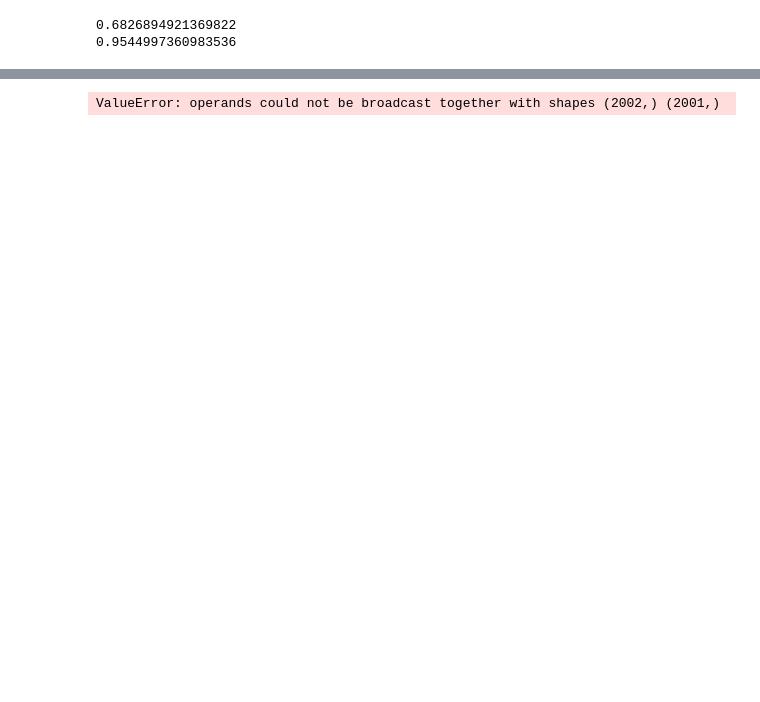
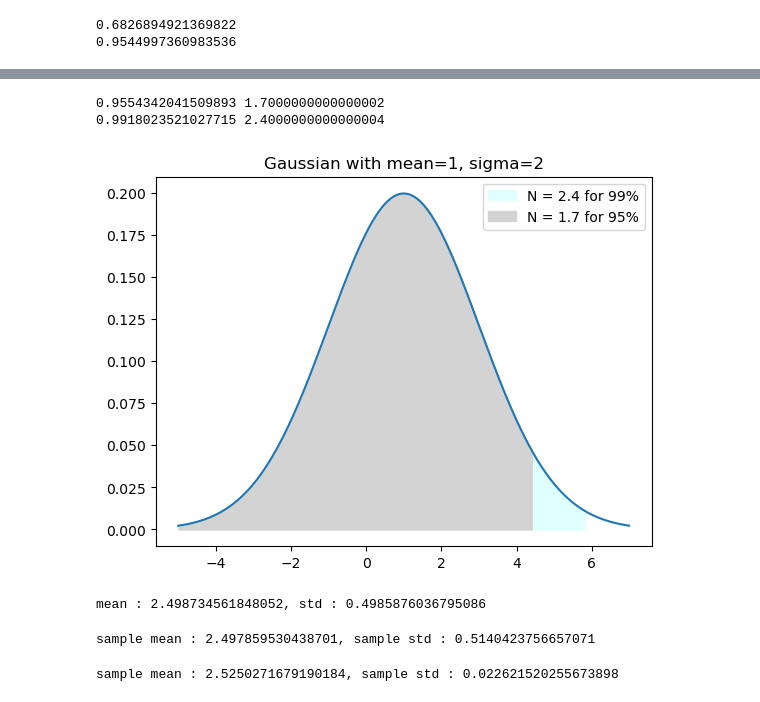
Before and after one commit to john1256/KASI_Ms, a Jupyter notebook: 2025/Statistics_1/Assigment3.ipynb, the cells around one changed output, grey strips where cells are left out. Cells and saved outputs as stored; diff of their text form; code cells hidden in the pictures; blank space fills up the shorter version.

```diff
--- a/2025/Statistics_1/Assigment3.ipynb
+++ b/2025/Statistics_1/Assigment3.ipynb
@@ -36,12 +44,26 @@ Text(0.5, 1.0, 'Gaussian with mean=1, sigma=2')
 [figure]
 # %%
-xarr2 = np.arange(0., 7, 0.01)
+xarr2 = np.arange(0., 7, 0.1)
 xarrsig = xarr2 * sigma + mean
 yarr2 = []
 for i in range(len(xarrsig)):
-    integrand = cum_prob(gauss_func, -20, xarr2[i], 0.01, mu=mean, sigma=sigma)
+    integrand = cum_prob(gauss_func, -20, xarrsig[i], 0.01, mu=mean, sigma=sigma)
+    yarr2.append(integrand)
 yarr2 = np.array(yarr2)
 print(yarr2[yarr2>=0.95][0], xarr2[yarr2>=0.95][0])
 print(yarr2[yarr2>=0.99][0], xarr2[yarr2>=0.99][0])
 # %% [output]
-ValueError: operands could not be broadcast together with shapes (2002,) (2001,)
+0.9554342041509893 1.7000000000000002
+0.9918023521027715 2.4000000000000004
+# %%
+x = np.arange(-5,7,0.01)
+plt.plot(x, gauss_func(x, mu=mean, sigma=sigma))
+plt.fill_between(x, gauss_func(x, mu=mean, sigma=sigma), where=(x>-5) & (x<=2.4*sigma + mean), color='lightcyan', \
+                  label="N = 2.4 for 99%")
+plt.fill_between(x, gauss_func(x, mu=mean, sigma=sigma), where=(x>-5) & (x<mean+1.7*sigma), color='lightgray', \
+                  label="N = 1.7 for 95%")
+plt.legend()
+plt.title('Gaussian with mean=1, sigma=2')
+plt.savefig('./figs/Assignment3-2')
+# %% [output]
+[figure, added]
@@ -47,0 +74,4 @@ ValueError: operands could not be broadcast together with shapes (2002,) (2001,)
+# %%
+print(f'mean : {mean(data)}, std : {std(data)}')
+# %% [output]
+mean : 2.498734561848052, std : 0.4985876036795086
@@ -47,0 +91,10 @@ ValueError: operands could not be broadcast together with shapes (2002,) (2001,)
+# %%
+means, stddev = sample(1000, 1, data)
+print(f'sample mean : {means[0]}, sample std : {stddev[0]}')
+# %% [output]
+sample mean : 2.497859530438701, sample std : 0.5140423756657071
+# %%
+means2, stddev2 = sample(100, 10, data)
+print(f'sample mean : {mean(means2)}, sample std : {std(stddev2)}')
+# %% [output]
+sample mean : 2.5250271679190184, sample std : 0.022621520255673898
```
Also changed, not shown: parts of 5 cells of this notebook, 3 other files.
